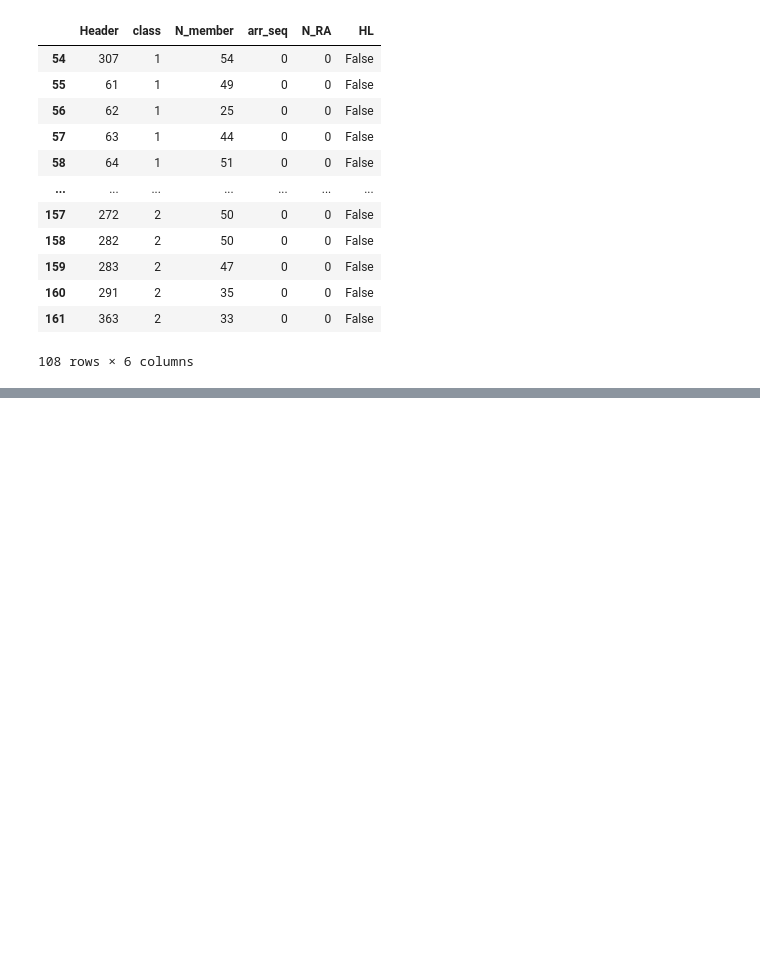
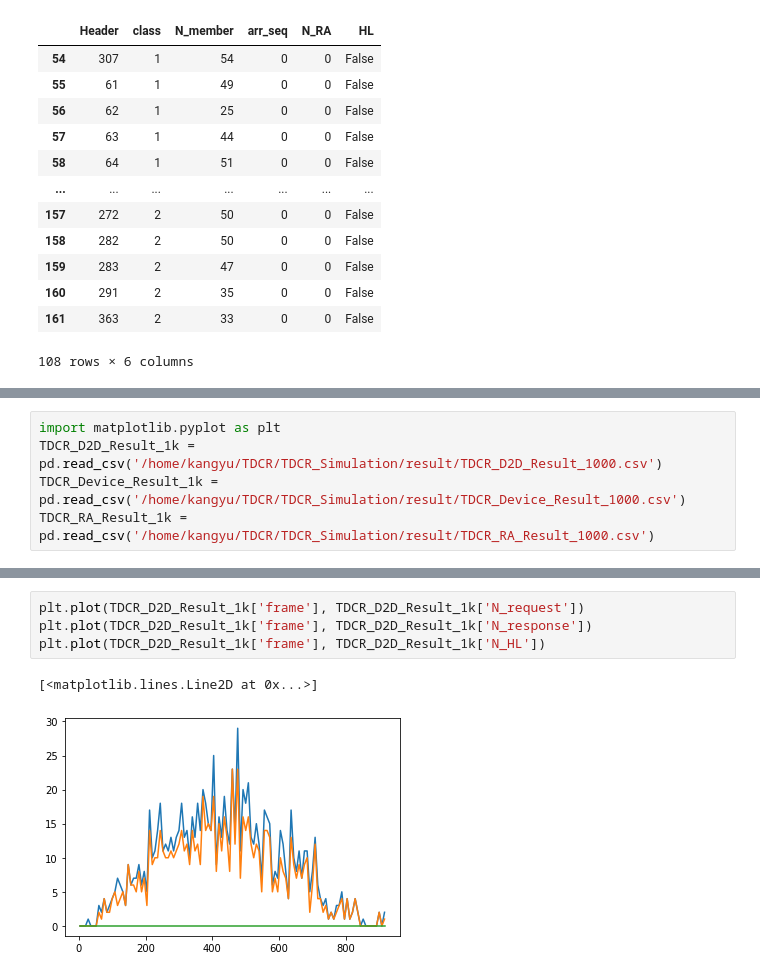
Before and after one commit to KenWang42/TDCR, a Jupyter notebook: TDCR_Simulation/test.ipynb, the cells around one changed output, grey strips where cells are left out. Drawn from its saved outputs; the diff is of its cells as text; blank space fills up the shorter version.

Commit message:
TDCR simulation complete

```diff
--- a/TDCR_Simulation/test.ipynb
+++ b/TDCR_Simulation/test.ipynb
@@ -726,0 +680,5 @@ Name: RA_init, Length: 1000, dtype: int64
+# %%
+import matplotlib.pyplot as plt
+TDCR_D2D_Result_1k = pd.read_csv('/home/kangyu/TDCR/TDCR_Simulation/result/TDCR_D2D_Result_1000.csv')
+TDCR_Device_Result_1k = pd.read_csv('/home/kangyu/TDCR/TDCR_Simulation/result/TDCR_Device_Result_1000.csv')
+TDCR_RA_Result_1k = pd.read_csv('/home/kangyu/TDCR/TDCR_Simulation/result/TDCR_RA_Result_1000.csv')
@@ -726,0 +701,7 @@ Name: RA_init, Length: 1000, dtype: int64
+# %%
+plt.plot(TDCR_D2D_Result_1k['frame'], TDCR_D2D_Result_1k['N_request'])
+plt.plot(TDCR_D2D_Result_1k['frame'], TDCR_D2D_Result_1k['N_response'])
+plt.plot(TDCR_D2D_Result_1k['frame'], TDCR_D2D_Result_1k['N_HL'])
+# %% [output]
+[<matplotlib.lines.Line2D at 0x...>]
+[figure, added]
```
Also changed, not shown: parts of 9 cells of this notebook, 5 other files.
